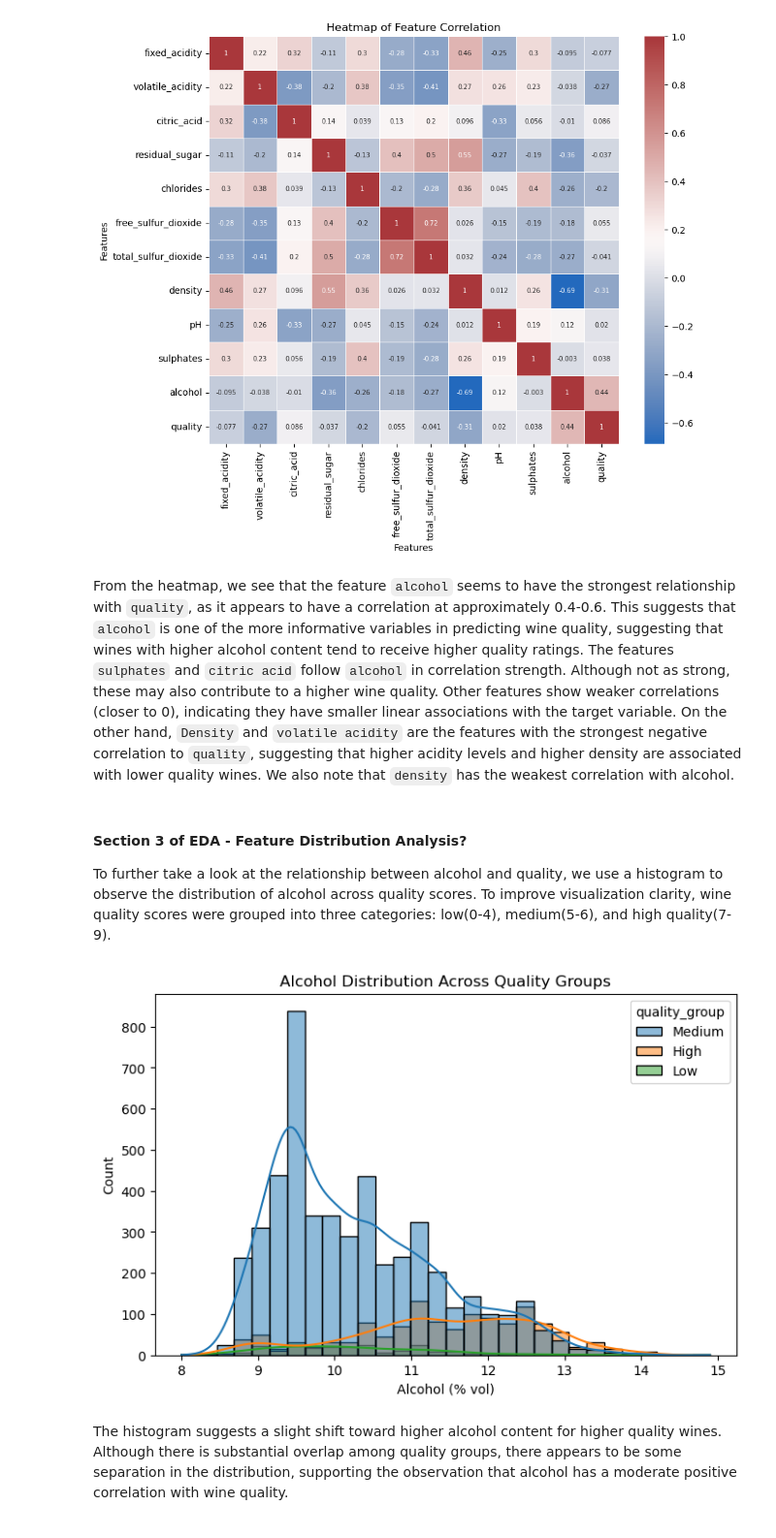
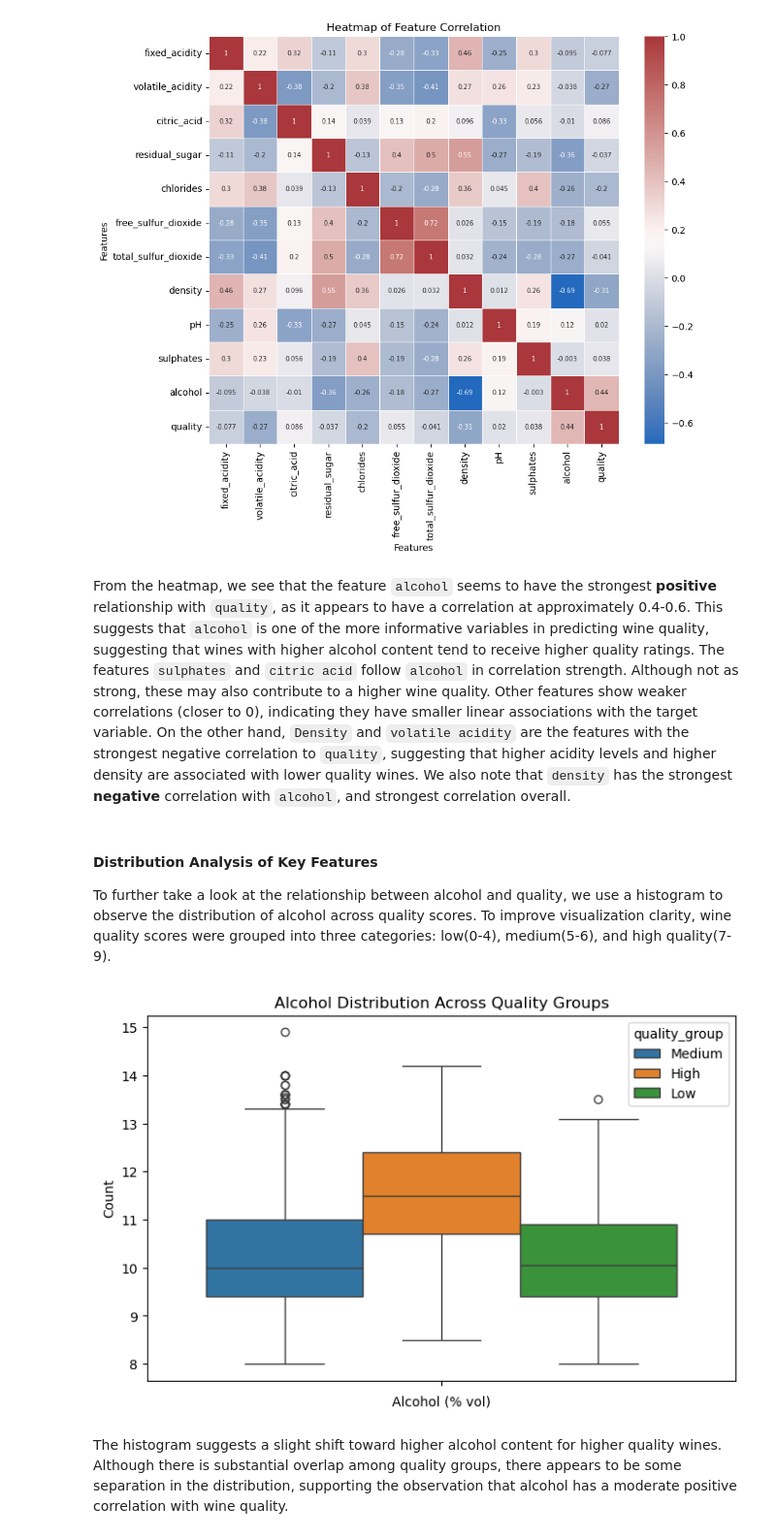
Before and after one commit to COGS108/Group043_WI26, a Jupyter notebook: 03-FinalProject.ipynb, the cells around one changed output. Shown at 97% size. Drawn from its saved outputs; the diff is of its cells as text; code cells hidden in the pictures.

Commit message:
feat: Added univariate analysis, revised writeup for correlation matrix, and changed histograms to boxplots

```diff
--- a/03-FinalProject.ipynb
+++ b/03-FinalProject.ipynb
@@ -328,9 +362,9 @@ plt.show()
 # %% [output]
 [figure]
 # %% [markdown]
-From the heatmap, we see that the feature `alcohol` seems to have the strongest relationship with `quality`, as it appears to have a correlation at approximately 0.4-0.6. This suggests that `alcohol` is one of the more informative variables in predicting wine quality, suggesting that wines with higher alcohol content tend to receive higher quality ratings. The features `sulphates` and `citric acid` follow `alcohol` in correlation strength. Although not as strong, these may also contribute to a higher wine quality.  Other features show weaker correlations (closer to 0), indicating they have smaller linear associations with the target variable. On the other hand, `Density` and `volatile acidity` are the features with the strongest negative correlation to `quality`, suggesting that higher acidity levels and higher density are associated with lower quality wines. We also note that `density` has the weakest correlation with alcohol.
+From the heatmap, we see that the feature `alcohol` seems to have the strongest **positive** relationship with `quality`, as it appears to have a correlation at approximately 0.4-0.6. This suggests that `alcohol` is one of the more informative variables in predicting wine quality, suggesting that wines with higher alcohol content tend to receive higher quality ratings. The features `sulphates` and `citric acid` follow `alcohol` in correlation strength. Although not as strong, these may also contribute to a higher wine quality.  Other features show weaker correlations (closer to 0), indicating they have smaller linear associations with the target variable. On the other hand, `Density` and `volatile acidity` are the features with the strongest negative correlation to `quality`, suggesting that higher acidity levels and higher density are associated with lower quality wines. We also note that `density` has the strongest **negative** correlation with `alcohol`, and strongest correlation overall.
 # %% [markdown]
-#### Section 3 of EDA  - Feature Distribution Analysis?
+#### Distribution Analysis of Key Features
 
 To further take a look at the relationship between alcohol and quality, we use a histogram to observe the distribution of alcohol across quality scores. To improve visualization clarity, wine quality scores were grouped into three categories: low(0-4), medium(5-6), and high quality(7-9).
 # %%
@@ -346,20 +380,18 @@ df["quality_group"] = df["quality"].apply(quality_group)
 # %%
 plt.figure(figsize=(8,5))
 
-sns.histplot(
+sns.boxplot(
     data=df,
-    x="alcohol",
+    y="alcohol",
     hue="quality_group",
-    bins=30,
-    kde=True
 )
 
 plt.xlabel("Alcohol (% vol)")
 plt.ylabel("Count")
 plt.title("Alcohol Distribution Across Quality Groups")
 plt.show()
 # %% [output]
-[figure, old version]
+[figure, new version]
 # %% [markdown]
 The histogram suggests a slight shift toward higher alcohol content for higher quality wines. Although there is substantial overlap among quality groups, there appears to be some separation in the distribution, supporting the observation that alcohol has a moderate positive correlation with wine quality.
 # %%
```
Also changed, not shown: parts of 13 cells of this notebook.
